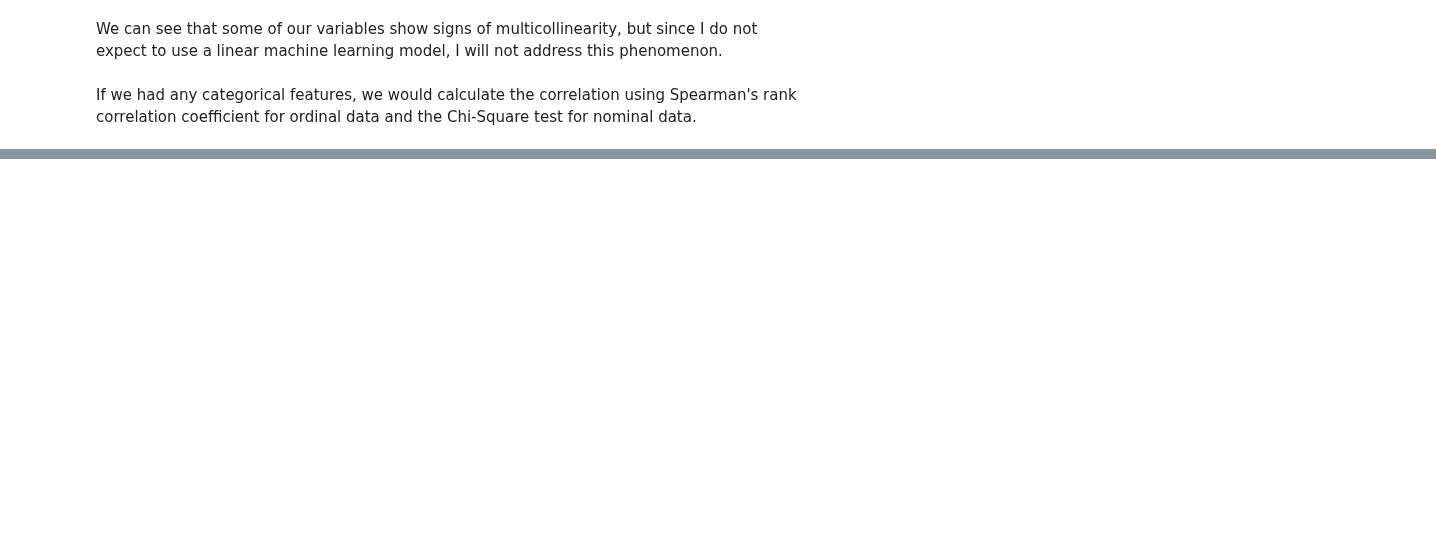
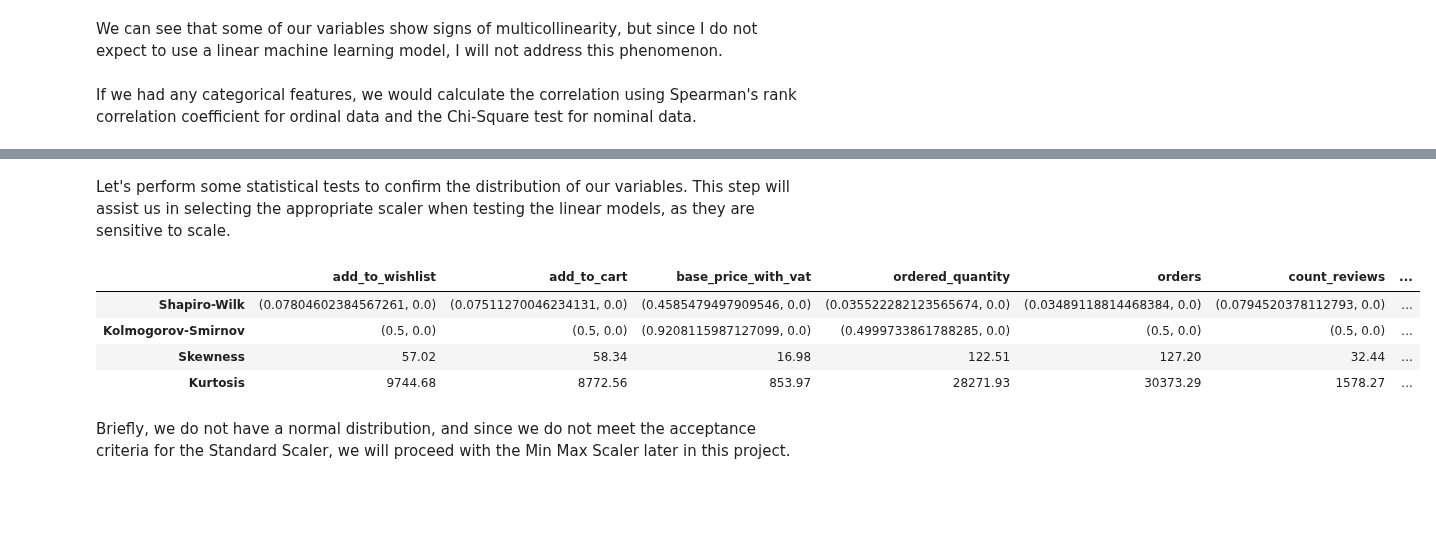
Before and after one commit to mihaimunteanu289/ecommerce-pageviews-forecast, a Jupyter notebook: 1. eda.ipynb, the cells around one changed output, grey strips where cells are left out. Cells and saved outputs as stored; diff of their text form; code cells hidden in the pictures; blank space fills up the shorter version.

```diff
--- a/1. eda.ipynb
+++ b/1. eda.ipynb
@@ -231,3 +247,25 @@ If we had any categorical features, we would calculate the correlation using Spe
+# %% [markdown]
+Let's perform some statistical tests to confirm the distribution of our variables. This step will assist us in selecting the appropriate scaler when testing the linear models, as they are sensitive to scale.
+# %%
+results = {}
+for col in numerical_features:
+    results[col] = {
+        'Shapiro-Wilk': shapiro(df[col]),
+        'Kolmogorov-Smirnov': kstest(df[col], 'norm'),
+        'Skewness': skew(df[col]),
+        'Kurtosis': kurtosis(df[col])
+    }
+
+results_df = pd.DataFrame(results)
+results_df
+# %% [output]
+|  | add_to_wishlist | add_to_cart | base_price_with_vat | ordered_quantity | orders | count_reviews | ... |
+| Shapiro-Wilk | (0.07804602384567261, 0.0) | (0.07511270046234131, 0.0) | (0.4585479497909546, 0.0) | (0.035522282123565674, 0.0) | (0.03489118814468384, 0.0) | (0.0794520378112793, 0.0) | ... |
+| Kolmogorov-Smirnov | (0.5, 0.0) | (0.5, 0.0) | (0.9208115987127099, 0.0) | (0.4999733861788285, 0.0) | (0.5, 0.0) | (0.5, 0.0) | ... |
+| Skewness | 57.02 | 58.34 | 16.98 | 122.51 | 127.20 | 32.44 | ... |
+| Kurtosis | 9744.68 | 8772.56 | 853.97 | 28271.93 | 30373.29 | 1578.27 | ... |
+# %% [markdown]
+Briefly, we do not have a normal distribution, and since we do not meet the acceptance criteria for the Standard Scaler, we will proceed with the Min Max Scaler later in this project.
 # %% [markdown]
 <br/><br/>
 # %%
```
Also changed, not shown: parts of 4 cells of this notebook, 9 other files.
